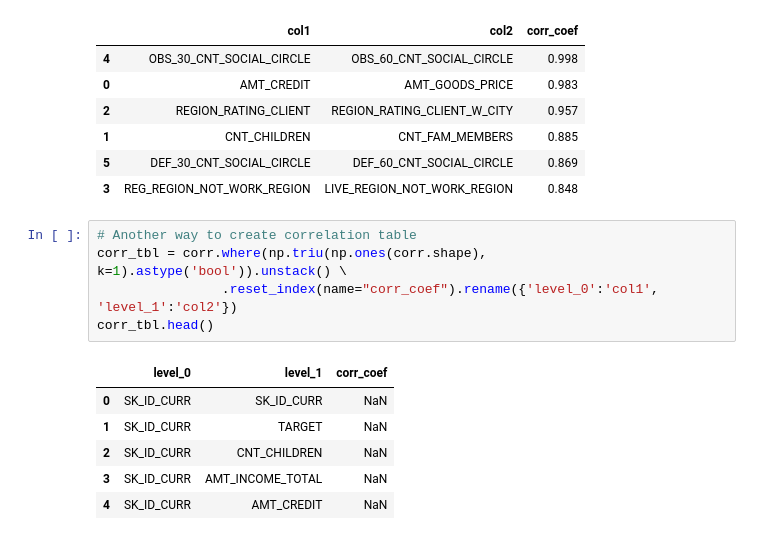
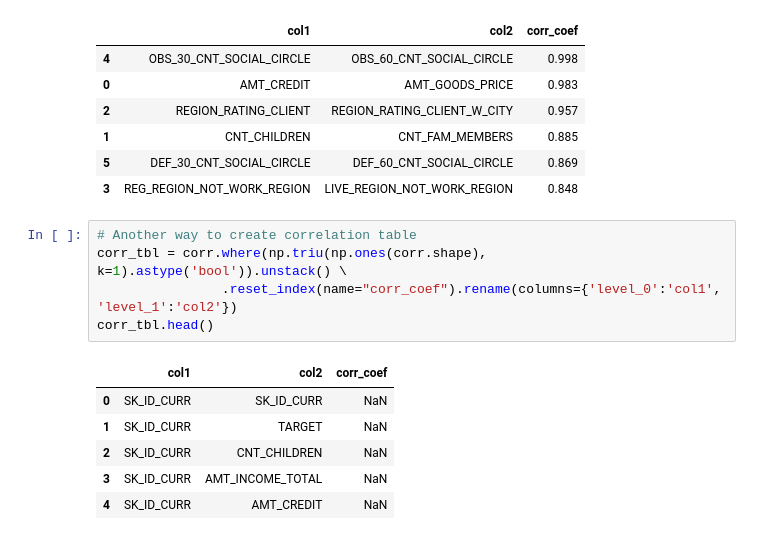
Before and after one commit to htetaunglynn94/portfolio_projects, a Jupyter notebook: eda_on_loan_default.ipynb, the cells around one changed output. Saved outputs shown, nothing was run; the diff lists cells and outputs as text.

```diff
--- a/eda_on_loan_default.ipynb
+++ b/eda_on_loan_default.ipynb
@@ -1127,10 +1127,10 @@ corr_tbl
 # %%
 # Another way to create correlation table
 corr_tbl = corr.where(np.triu(np.ones(corr.shape), k=1).astype('bool')).unstack() \
-                .reset_index(name="corr_coef").rename({'level_0':'col1', 'level_1':'col2'})
+                .reset_index(name="corr_coef").rename(columns={'level_0':'col1', 'level_1':'col2'})
 corr_tbl.head()
 # %% [output]
-|  | level_0 | level_1 | corr_coef |
+|  | col1 | col2 | corr_coef |
 | 0 | SK_ID_CURR | SK_ID_CURR | NaN |
 | 1 | SK_ID_CURR | TARGET | NaN |
 | 2 | SK_ID_CURR | CNT_CHILDREN | NaN |
```
Also changed, not shown: parts of 4 cells of this notebook.
